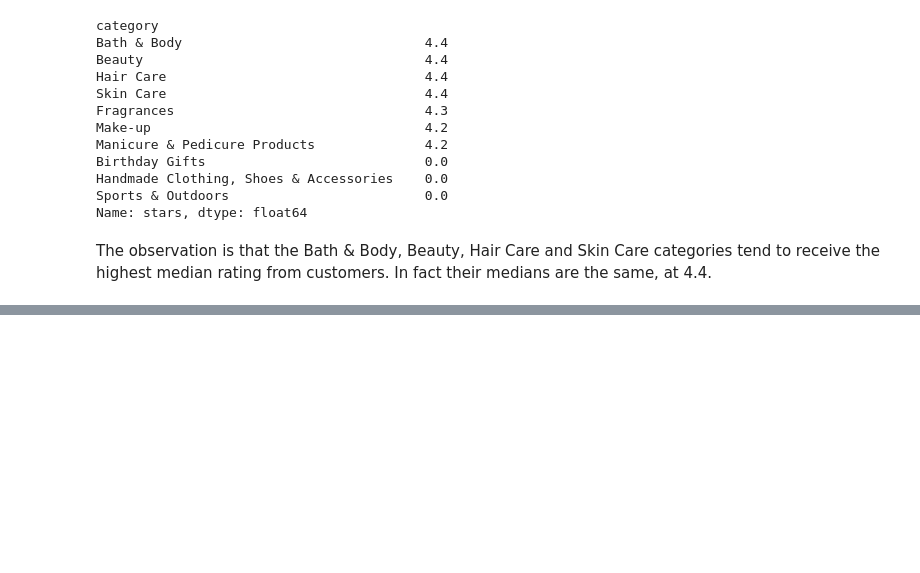
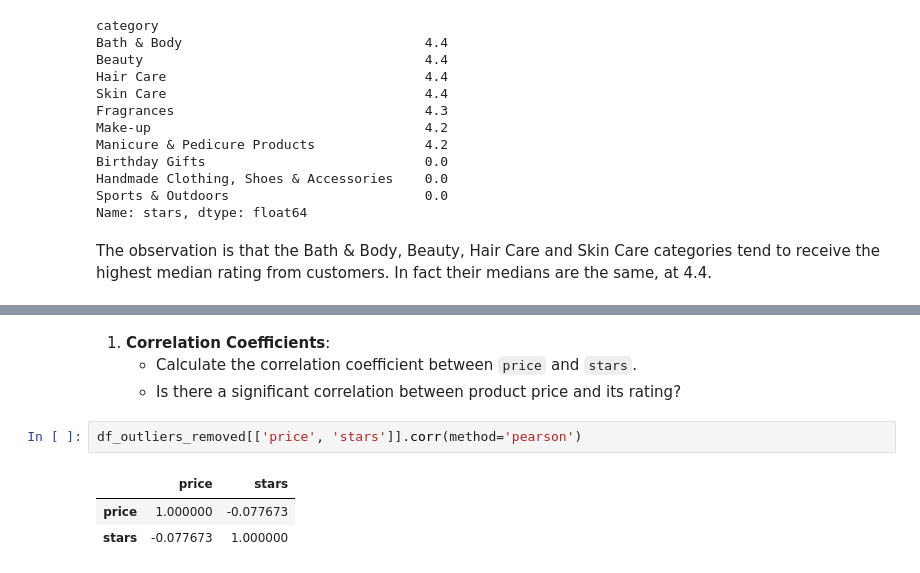
Before and after one commit to vitorferraz19/lab-eda-bivariate, a Jupyter notebook: main.ipynb, the cells around one changed output, grey strips where cells are left out. Cells and saved outputs as stored; diff of their text form; blank space fills up the shorter version.

```diff
--- a/main.ipynb
+++ b/main.ipynb
@@ -454,0 +542,10 @@ The observation is that the Bath & Body, Beauty, Hair Care and Skin Care categor
+# %% [markdown]
+1. **Correlation Coefficients**:
+    - Calculate the correlation coefficient between `price` and `stars`.
+    - Is there a significant correlation between product price and its rating?
+# %%
+df_outliers_removed[['price', 'stars']].corr(method='pearson')
+# %% [output]
+|  | price | stars |
+| price | 1.000000 | -0.077673 |
+| stars | -0.077673 | 1.000000 |
```
Also changed, not shown: parts of 14 cells of this notebook.
